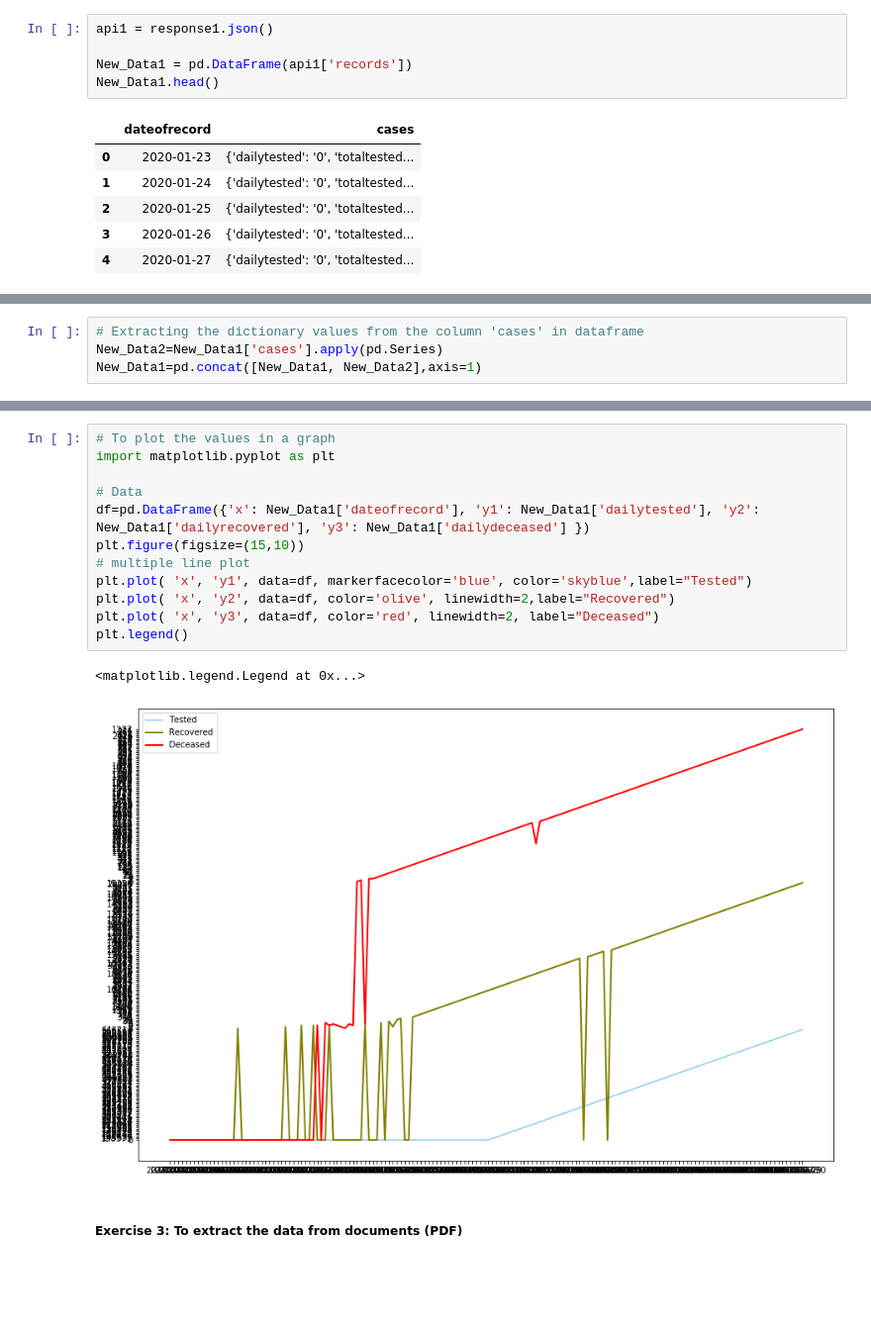
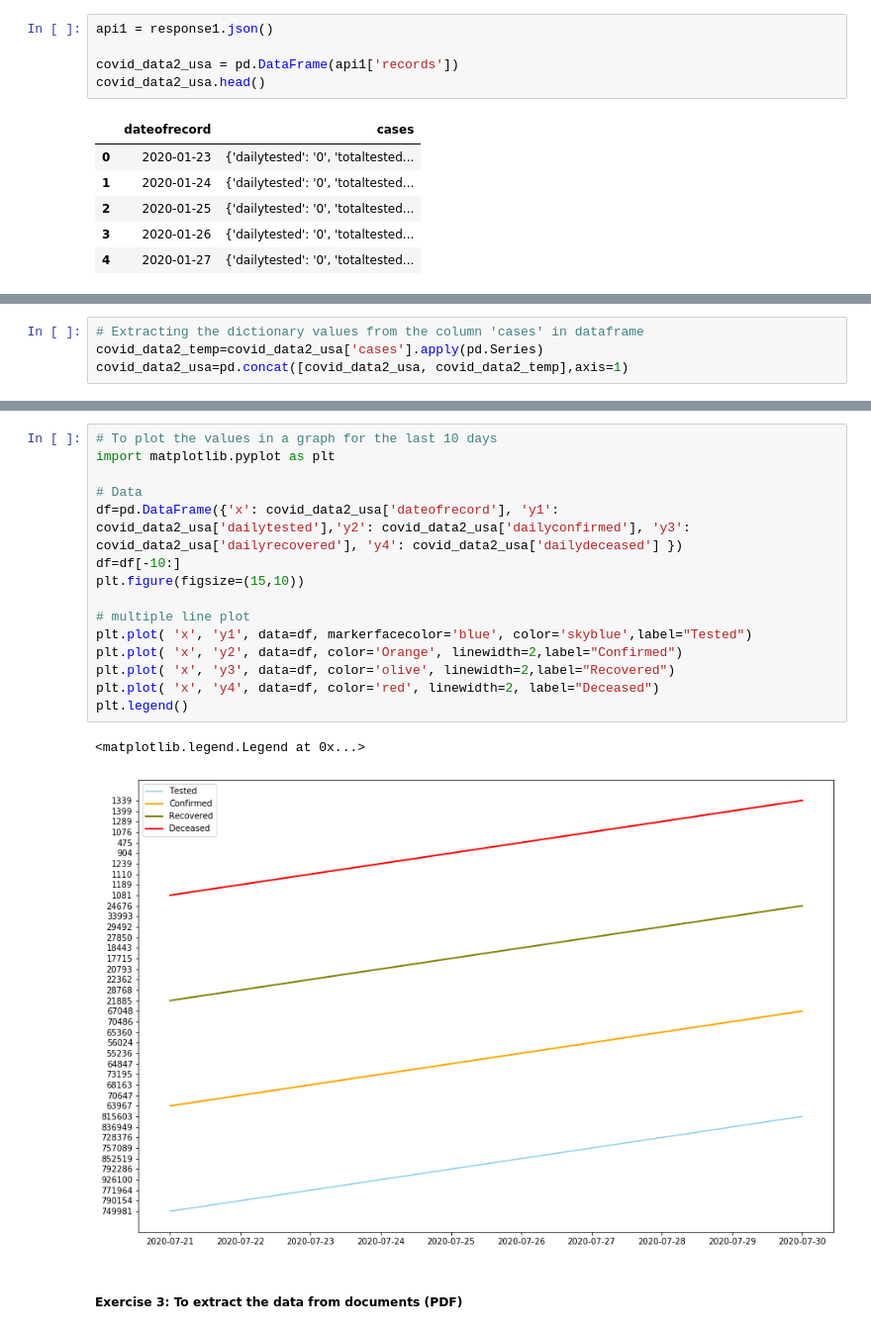
Before and after one commit to BhargavPotluri/Gramener, a Jupyter notebook: DataExtraction.ipynb, the cells around one changed output, grey strips where cells are left out. Shown: that part at 99% size. Saved outputs shown, nothing was run; the diff lists cells and outputs as text; blank space fills up the shorter version.

```diff
--- a/DataExtraction.ipynb
+++ b/DataExtraction.ipynb
@@ -269,8 +268,8 @@ response1 = requests.request("GET", url, headers=headers)
 # %%
 api1 = response1.json()
 
-New_Data1 = pd.DataFrame(api1['records'])
-New_Data1.head()
+covid_data2_usa = pd.DataFrame(api1['records'])
+covid_data2_usa.head()
 # %% [output]
 |  | dateofrecord | cases |
 | 0 | 2020-01-23 | {'dailytested': '0', 'totaltested... |
@@ -296,4 +295,4 @@ New_Data1.shape
 # %%
 # Extracting the dictionary values from the column 'cases' in dataframe
-New_Data2=New_Data1['cases'].apply(pd.Series)
-New_Data1=pd.concat([New_Data1, New_Data2],axis=1)
+covid_data2_temp=covid_data2_usa['cases'].apply(pd.Series)
+covid_data2_usa=pd.concat([covid_data2_usa, covid_data2_temp],axis=1)
@@ -309,18 +308,21 @@ New_Data1.head()
 # %%
-# To plot the values in a graph
+# To plot the values in a graph for the last 10 days
 import matplotlib.pyplot as plt
 
 # Data
-df=pd.DataFrame({'x': New_Data1['dateofrecord'], 'y1': New_Data1['dailytested'], 'y2': New_Data1['dailyrecovered'], 'y3': New_Data1['dailydeceased'] })
+df=pd.DataFrame({'x': covid_data2_usa['dateofrecord'], 'y1': covid_data2_usa['dailytested'],'y2': covid_data2_usa['dailyconfirmed'], 'y3': covid_data2_usa['dailyrecovered'], 'y4': covid_data2_usa['dailydeceased'] })
+df=df[-10:]
 plt.figure(figsize=(15,10))
+
 # multiple line plot
 plt.plot( 'x', 'y1', data=df, markerfacecolor='blue', color='skyblue',label="Tested")
-plt.plot( 'x', 'y2', data=df, color='olive', linewidth=2,label="Recovered")
-plt.plot( 'x', 'y3', data=df, color='red', linewidth=2, label="Deceased")
+plt.plot( 'x', 'y2', data=df, color='Orange', linewidth=2,label="Confirmed")
+plt.plot( 'x', 'y3', data=df, color='olive', linewidth=2,label="Recovered")
+plt.plot( 'x', 'y4', data=df, color='red', linewidth=2, label="Deceased")
 plt.legend()
 # %% [output]
 <matplotlib.legend.Legend at 0x...>
-[figure, old version]
+[figure, new version]
 # %% [markdown]
 ##### Exercise 3: To extract the data from documents (PDF)
 # %% [markdown]
```
Also changed, not shown: parts of 47 cells of this notebook.
